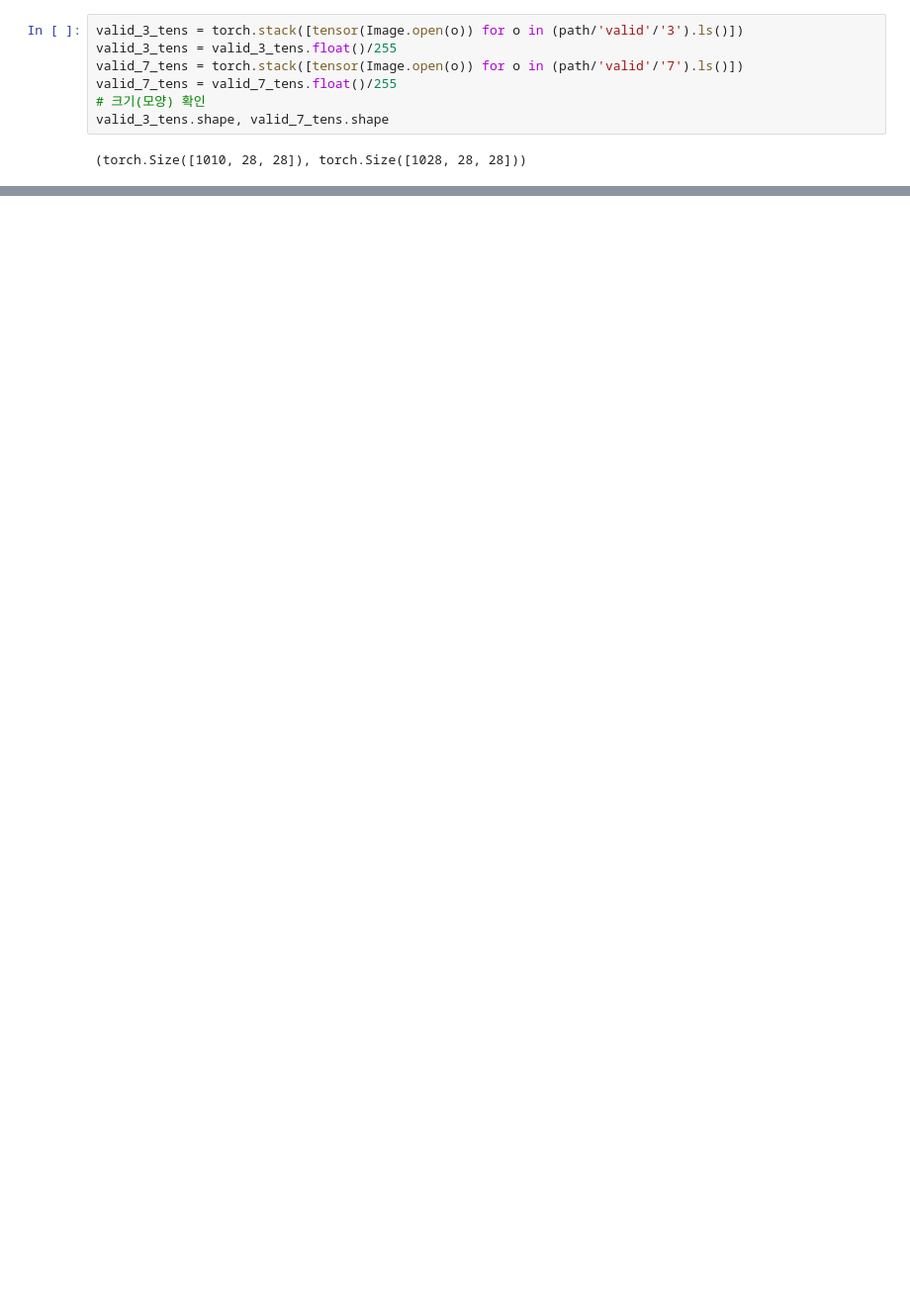
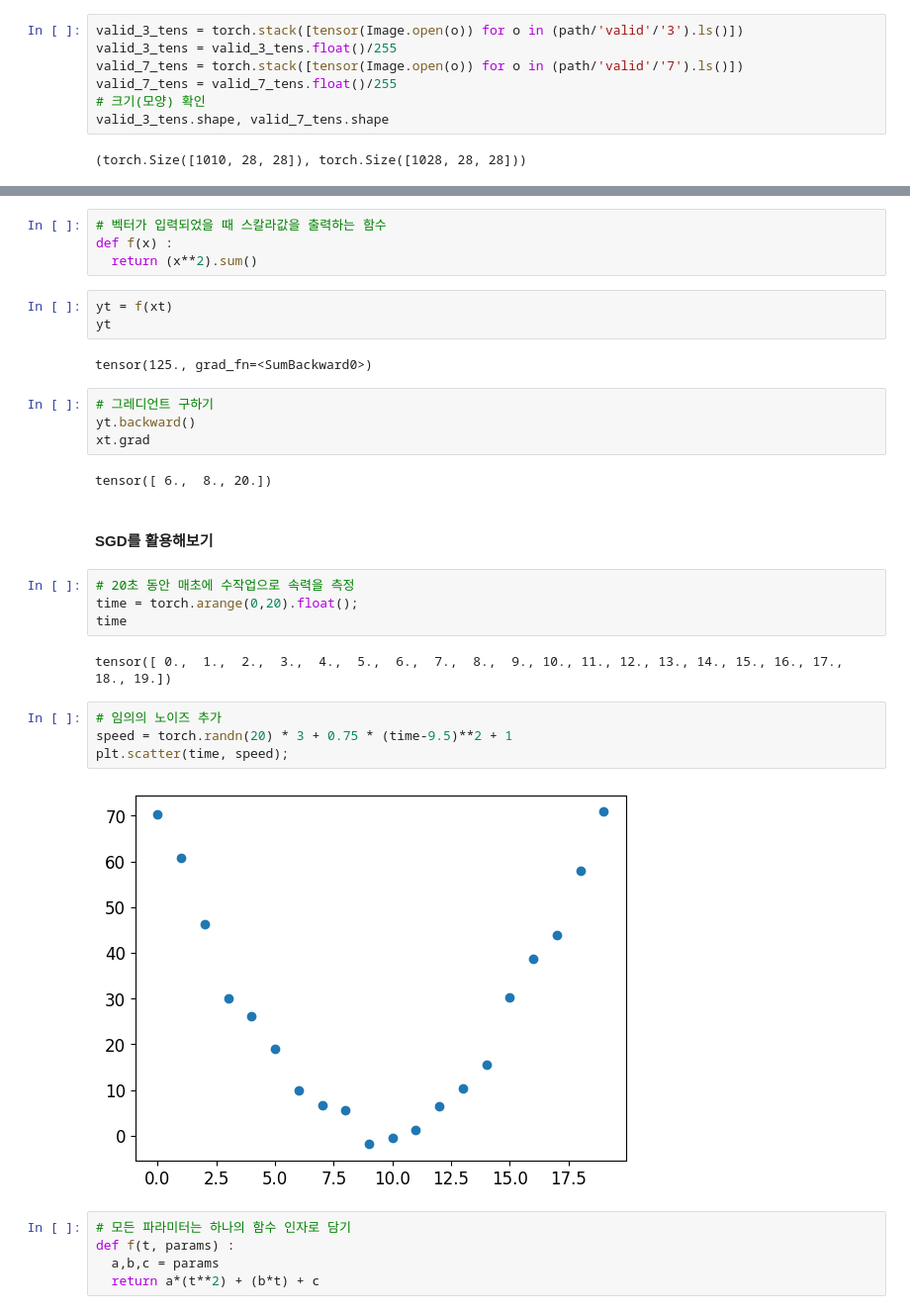
Before and after one commit to chw8207/fastai_pytorch, a Jupyter notebook: 숫자분류기.ipynb, the cells around one changed output, grey strips where cells are left out. Shown: that part at 99% size. Cells and saved outputs as stored; diff of their text form; blank space fills up the shorter version.

```diff
--- a/숫자분류기.ipynb
+++ b/숫자분류기.ipynb
@@ -248,0 +344,34 @@ valid_3_tens.shape, valid_7_tens.shape
+# %%
+# 벡터가 입력되었을 때 스칼라값을 출력하는 함수
+def f(x) :
+  return (x**2).sum()
+# %%
+yt = f(xt)
+yt
+# %% [output]
+tensor(125., grad_fn=<SumBackward0>)
+# %%
+# 그레디언트 구하기
+yt.backward()
+xt.grad
+# %% [output]
+tensor([ 6.,  8., 20.])
+# %% [markdown]
+#### SGD를 활용해보기
+# %%
+# 20초 동안 매초에 수작업으로 속력을 측정
+time = torch.arange(0,20).float();
+time
+# %% [output]
+tensor([ 0.,  1.,  2.,  3.,  4.,  5.,  6.,  7.,  8.,  9., 10., 11., 12., 13., 14., 15., 16., 17., 18., 19.])
+# %%
+# 임의의 노이즈 추가
+speed = torch.randn(20) * 3 + 0.75 * (time-9.5)**2 + 1
+plt.scatter(time, speed);
+# %% [output]
+[figure, added]
+# %%
+# 모든 파라미터는 하나의 함수 인자로 담기
+def f(t, params) :
+  a,b,c = params
+  return a*(t**2) + (b*t) + c
```
Also changed, not shown: parts of 53 cells of this notebook.
